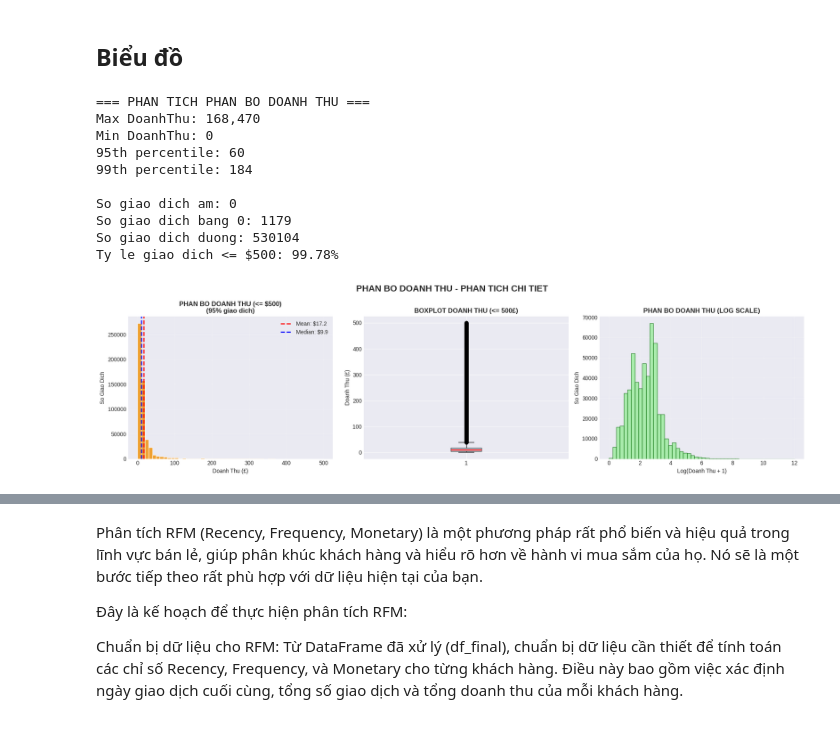
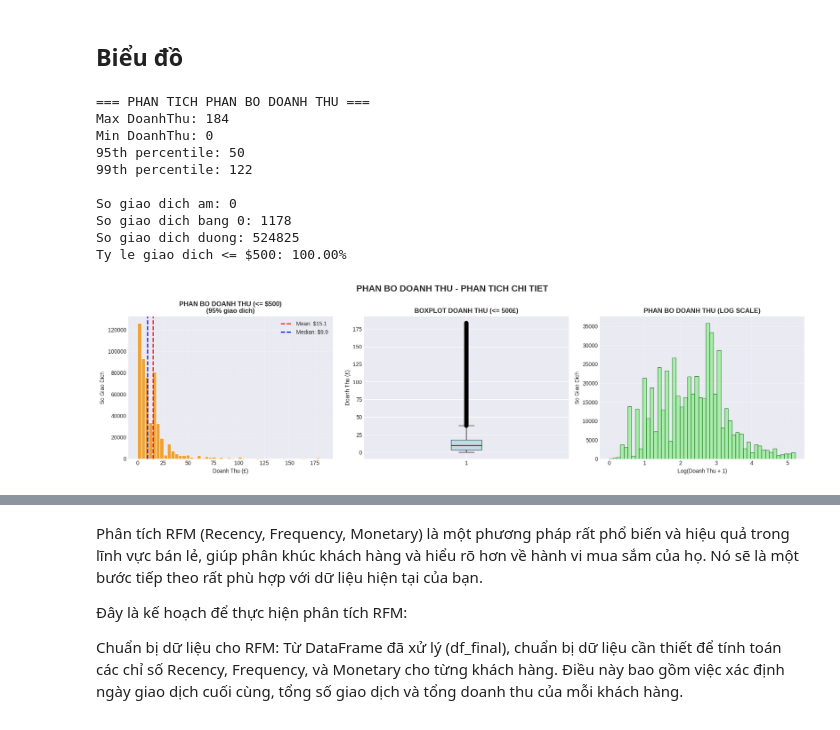
Before and after one commit to CoNhanQuy/CN-DA22TTB-CoNhanQuy-PhanTichDuLieu, a Jupyter notebook: CN-DA22TTB-CoNhanQuy-PTDL-python.ipynb, the cells around one changed output, grey strips where cells are left out. Saved outputs shown, nothing was run; the diff lists cells and outputs as text; code cells hidden in the pictures.

```diff
--- a/CN-DA22TTB-CoNhanQuy-PTDL-python.ipynb
+++ b/CN-DA22TTB-CoNhanQuy-PTDL-python.ipynb
@@ -245,7 +241,7 @@ memory usage: 33.6+ MB
 | max | 80995.000000 | 2011-12-09 12:50:00 | 38970.000000 |
 | std | 218.081158 | NaN | 96.759853 |
 # %%
-def hoan_thien_xu_ly(df):
+def xu_ly(df):
     df_clean = df.copy()
 
     # 1. Xử lý Quantity và UnitPrice âm (hàng trả lại)
@@ -264,7 +260,7 @@ def hoan_thien_xu_ly(df):
     return df_clean
 
 # Áp dụng hoàn thiện
-df_final = hoan_thien_xu_ly(df_final)
+df_final = xu_ly(df_final)
 
 print("=== THÔNG TIN CUỐI CÙNG ===")
 print(f"Kích thước: {df_final.shape}")
@@ -1291,23 +1287,23 @@ Kiểm tra analysis_results:
 # %%
 # Phan tich lai phan bo doanh thu
 print("=== PHAN TICH PHAN BO DOANH THU ===")
-print(f"Max DoanhThu: {df_analysis['DoanhThu'].max():,.0f}")
-print(f"Min DoanhThu: {df_analysis['DoanhThu'].min():,.0f}")
-print(f"95th percentile: {df_analysis['DoanhThu'].quantile(0.95):,.0f}")
-print(f"99th percentile: {df_analysis['DoanhThu'].quantile(0.99):,.0f}")
+print(f"Max DoanhThu: {df_final['DoanhThu'].max():,.0f}")
+print(f"Min DoanhThu: {df_final['DoanhThu'].min():,.0f}")
+print(f"95th percentile: {df_final['DoanhThu'].quantile(0.95):,.0f}")
+print(f"99th percentile: {df_final['DoanhThu'].quantile(0.99):,.0f}")
 
 # Them mot so thong ke quan trong
-print(f"\nSo giao dich am: {(df_analysis['DoanhThu'] < 0).sum()}")
-print(f"So giao dich bang 0: {(df_analysis['DoanhThu'] == 0).sum()}")
-print(f"So giao dich duong: {(df_analysis['DoanhThu'] > 0).sum()}")
-print(f"Ty le giao dich <= $500: {(df_analysis['DoanhThu'] <= 500).sum() / len(df_analysis) * 100:.2f}%")
+print(f"\nSo giao dich am: {(df_final['DoanhThu'] < 0).sum()}")
+print(f"So giao dich bang 0: {(df_final['DoanhThu'] == 0).sum()}")
+print(f"So giao dich duong: {(df_final['DoanhThu'] > 0).sum()}")
+print(f"Ty le giao dich <= $500: {(df_final['DoanhThu'] <= 500).sum() / len(df_final) * 100:.2f}%")
 
 # Sua lai visualization
 fig, axes = plt.subplots(1, 3, figsize=(18, 5))
 fig.suptitle('PHAN BO DOANH THU - PHAN TICH CHI TIET', fontsize=16, fontweight='bold')
 
 # 1. Phan bo doanh thu (cat bo outliers)
-doanh_thu_clean = df_analysis[df_analysis['DoanhThu'] <= 500]['DoanhThu']
+doanh_thu_clean = df_final[df_final['DoanhThu'] <= 500]['DoanhThu']
 
 axes[0].hist(doanh_thu_clean, bins=50, color='#F18F01', edgecolor='white', alpha=0.8)
 axes[0].set_title('PHAN BO DOANH THU (<= $500)\n(95% giao dich)', fontweight='bold')
@@ -1316,39 +1312,39 @@ axes[0].set_ylabel('So Giao Dich')
 axes[0].grid(True, alpha=0.3)
 
 # Them thong ke
 mean_val = doanh_thu_clean.mean()
 median_val = doanh_thu_clean.median()
 axes[0].axvline(mean_val, color='red', linestyle='--', linewidth=2, label=f'Mean: ${mean_val:.1f}')
 axes[0].axvline(median_val, color='blue', linestyle='--', linewidth=2, label=f'Median: ${median_val:.1f}')
 axes[0].legend()
 
 # 2. Boxplot doanh thu (cat bo outliers)
 axes[1].boxplot(doanh_thu_clean, patch_artist=True,
                boxprops=dict(facecolor='lightblue', alpha=0.7),
                medianprops=dict(color='red', linewidth=2))
 axes[1].set_title('BOXPLOT DOANH THU (<= 500£)', fontweight='bold')
 axes[1].set_ylabel('Doanh Thu (£)')
 
 # 3. Phan bo log scale de thay ro pattern
-doanh_thu_positive = df_analysis[df_analysis['DoanhThu'] > 0]['DoanhThu']
+doanh_thu_positive = df_final[df_final['DoanhThu'] > 0]['DoanhThu']
 axes[2].hist(np.log1p(doanh_thu_positive), bins=50, color='lightgreen', edgecolor='darkgreen', alpha=0.7)
 axes[2].set_title('PHAN BO DOANH THU (LOG SCALE)', fontweight='bold')
 axes[2].set_xlabel('Log(Doanh Thu + 1)')
 axes[2].set_ylabel('So Giao Dich')
 axes[2].grid(True, alpha=0.3)
 
 plt.tight_layout()
 plt.show()
 # %% [output]
 === PHAN TICH PHAN BO DOANH THU ===
-Max DoanhThu: 168,470
+Max DoanhThu: 184
 Min DoanhThu: 0
-95th percentile: 60
-99th percentile: 184
+95th percentile: 50
+99th percentile: 122
 
 So giao dich am: 0
-So giao dich bang 0: 1179
-So giao dich duong: 530104
-Ty le giao dich <= $500: 99.78%
+So giao dich bang 0: 1178
+So giao dich duong: 524825
+Ty le giao dich <= $500: 100.00%
-[figure, old version]
+[figure, new version]
 # %%
```
Also changed, not shown: parts of 11 cells of this notebook.
